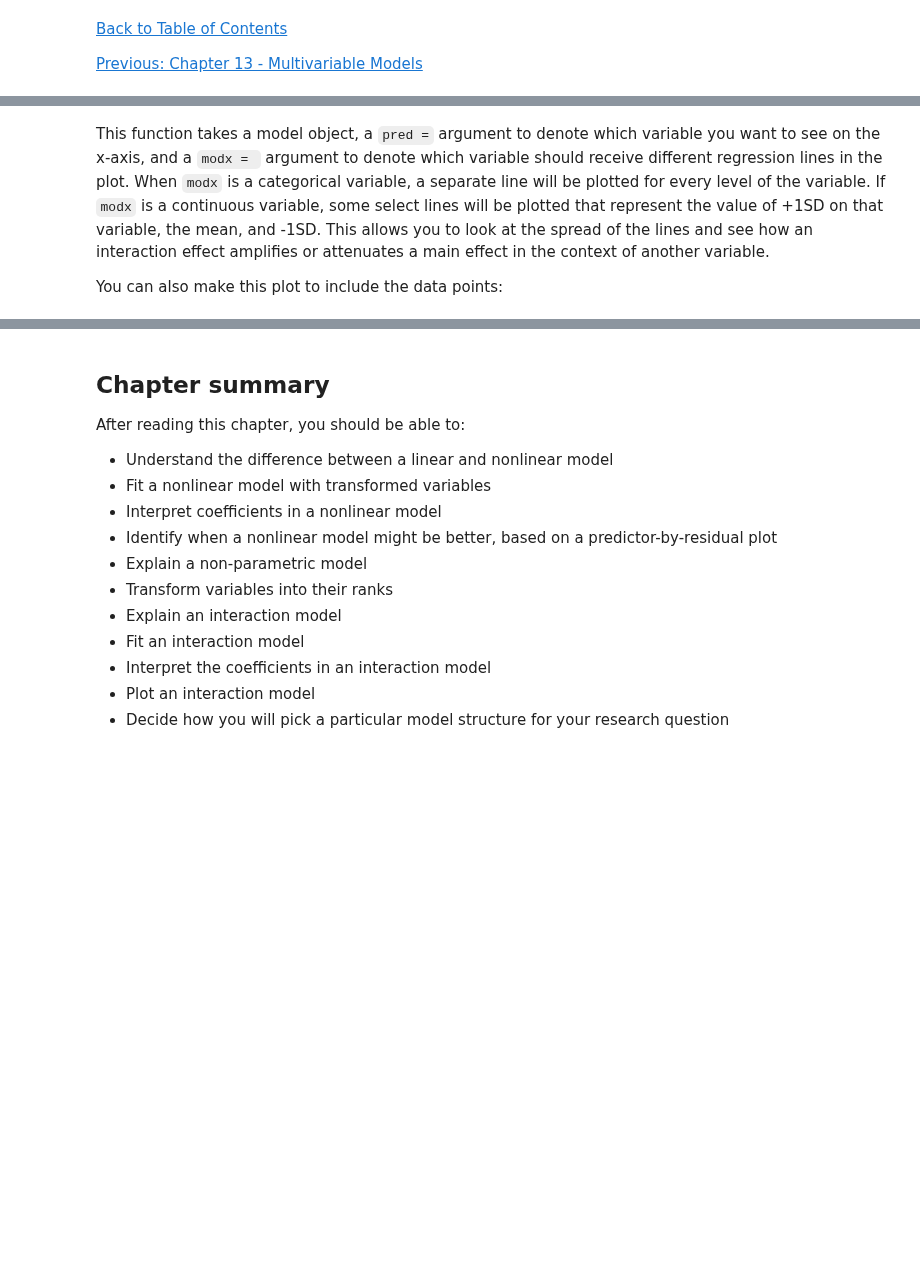
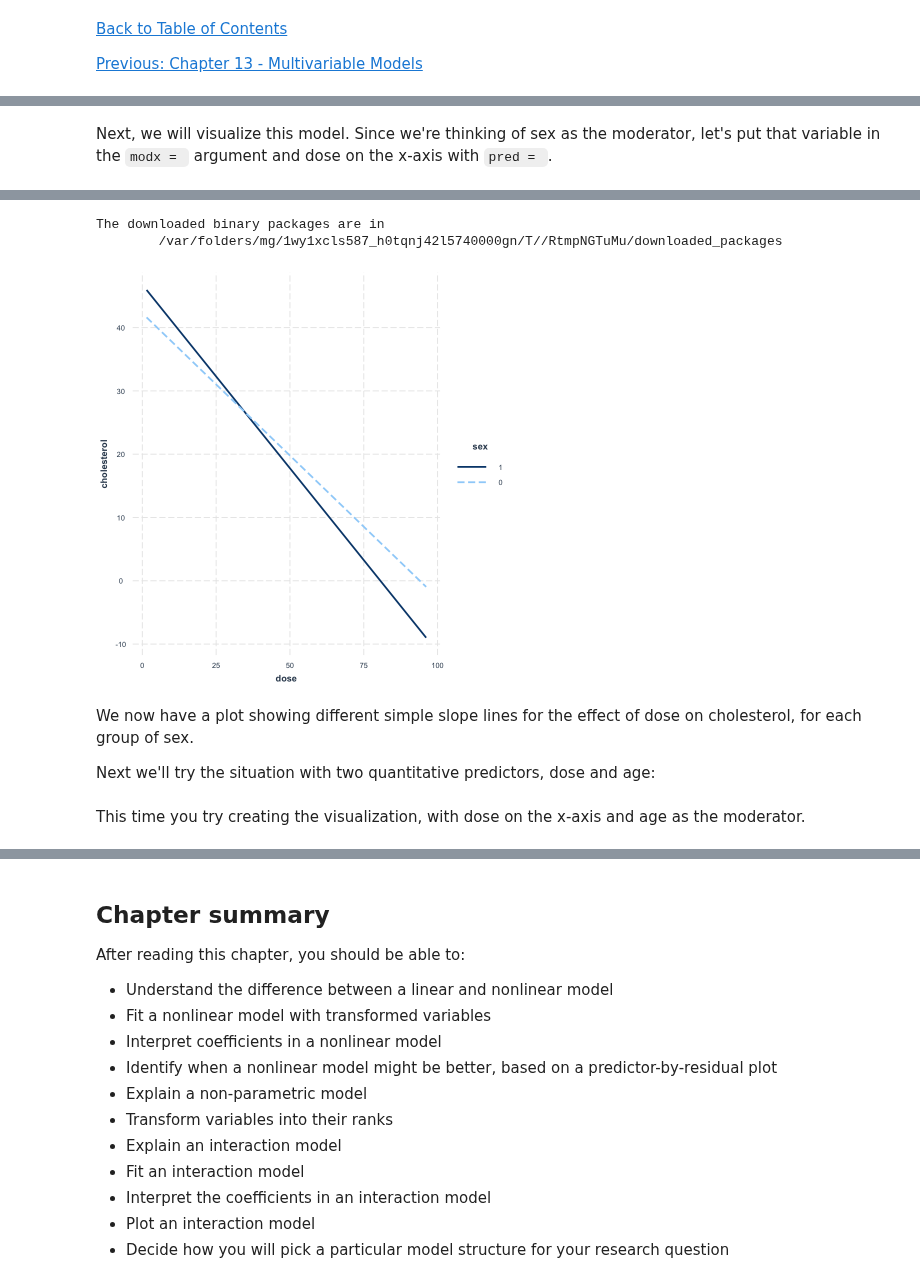
Before and after one commit to smburns47/Psyc158, a Jupyter notebook: chapter-14.ipynb, the cells around one changed output, grey strips where cells are left out. Drawn from its saved outputs; the diff is of its cells as text; code cells hidden in the pictures; blank space fills up the shorter version.

````diff
--- a/chapter-14.ipynb
+++ b/chapter-14.ipynb
@@ -246,0 +319,9 @@
+# %%
+#simulation for the interaction effect of sex and dose on cholesterol
+set.seed(10)
+dose <- runif(100, 0, 100) #uniformly distributed doses
+sex <- sample(c(0,1), size=100, replace = TRUE) #random sex values
+error <- rnorm(100, 0, 10) #some unexplained error
+cholesterol <- 40 - 0.4*dose + 12*sex - 0.25*dose*sex + error #the data generation process
+
+cholesterol_data <- data.frame(cholesterol, dose, sex)
@@ -247,6 +336,12 @@
+# %%
+#fill in the formula for fitting an interaction model between sex and dose, predicting cholesterol
+cholesterol_model <- lm(#YOUR FORMULA HERE, data = cholesterol_data)
+# %% [markdown]
+Next, we will visualize this model. Since we're thinking of sex as the moderator, let's put that variable in the ```modx = ``` argument and dose on the x-axis with ```pred = ```.
 # %%
 install.packages("interactions")
 library(interactions)
 
 #plotting interaction
-interact_plot(cholesterol_model, pred = dose, modx = age)
+interact_plot(cholesterol_model, pred = dose, modx = sex)
+# %% [output]
@@ -253,4 +350,7 @@ interact_plot(cholesterol_model, pred = dose, modx = age)
+The downloaded binary packages are in
+        /var/folders/mg/1wy1xcls587_h0tqnj42l5740000gn/T//RtmpNGTuMu/downloaded_packages
+[figure, added]
-# %% [markdown]
-This function takes a model object, a ```pred =``` argument to denote which variable you want to see on the x-axis, and a ```modx = ``` argument to denote which variable should receive different regression lines in the plot. When ```modx``` is a categorical variable, a separate line will be plotted for every level of the variable. If ```modx``` is a continuous variable, some select lines will be plotted that represent the value of +1SD on that variable, the mean, and -1SD. This allows you to look at the spread of the lines and see how an interaction effect amplifies or attenuates a main effect in the context of another variable.
-
-You can also make this plot to include the data points:
+# %% [markdown]
+We now have a plot showing different simple slope lines for the effect of dose on cholesterol, for each group of sex.
+
+Next we'll try the situation with two quantitative predictors, dose and age:
@@ -256,0 +367,2 @@ You can also make this plot to include the data points:
+# %% [markdown]
+This time you try creating the visualization, with dose on the x-axis and age as the moderator.
````
Also changed, not shown: parts of 36 cells of this notebook, 5 other files.
